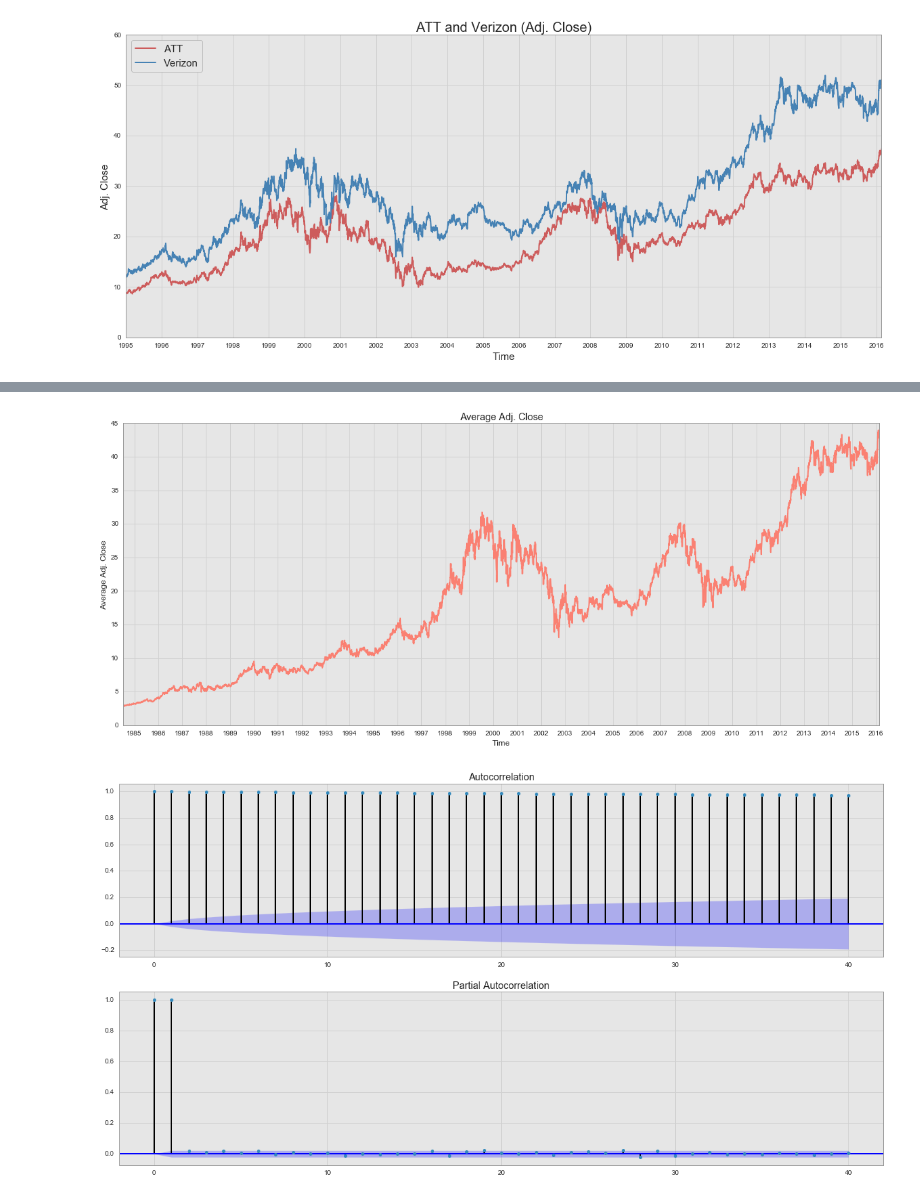
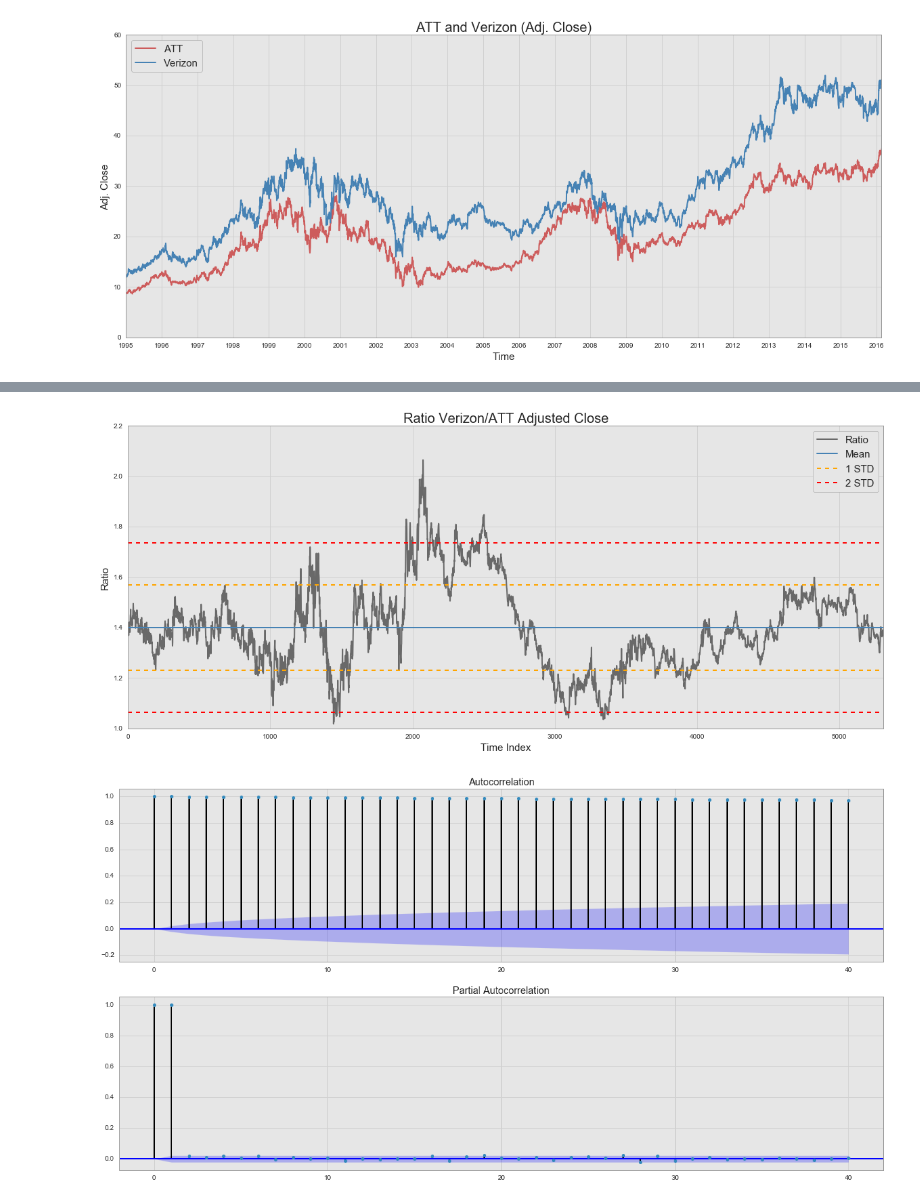
Before and after one commit to bbahmany/quant-finance, a Jupyter notebook: pairs-trading.ipynb, the cells around one changed output, grey strips where cells are left out. Cells and saved outputs as stored; diff of their text form; code cells hidden in the pictures.

```diff
--- a/pairs-trading.ipynb
+++ b/pairs-trading.ipynb
@@ -92,5 +86,3 @@ def plot_pair(df, names):
 plot_pair(cell, {'T':'ATT', 'VZ':'Verizon'})
 # %% [output]
 [figure]
-# %%
-ratio = (vz['Adj. Close'] / att['Adj. Close'])
@@ -97,17 +91,19 @@ ratio = (vz['Adj. Close'] / att['Adj. Close'])
 # %%
-fig = plt.subplots(figsize=(20,8));
+def plot_ratio(ratio, name):
+    fig = plt.subplots(figsize=(20,8));
 
-plt.title('Ratio VZ/ATT Adjusted Close', fontsize=20);
-plt.ylabel('Ratio', fontsize=15);
-plt.xlabel('Time Index', fontsize=15);
+    plt.title('Ratio ' + name + ' Adjusted Close', fontsize=20);
+    plt.ylabel('Ratio', fontsize=15);
+    plt.xlabel('Time Index', fontsize=15);
+    plt.xlim([0,ratio.size])
 
-plt.plot(np.arange(ratio.size), ratio, 'dimgrey', label='Adj. Close Ratio');
-plt.plot([0, 8000], [ratio.mean(), ratio.mean()], 'steelblue', lw=2, label='Mean');
+    plt.plot(np.arange(ratio.size), ratio, 'dimgrey', label='Ratio');
+    plt.plot([0, ratio.size], [ratio.mean(), ratio.mean()], 'steelblue', lw=2, label='Mean');
 
-for color, std in zip(['orange','red'], range(1,3)):
-    plt.plot([0, 8000], [ratio.mean()-std*ratio.std(), ratio.mean()-std*ratio.std()],
-             '--', lw=2, label=str(std)+' STD', color=color);
-    plt.plot([0, 8000], [ratio.mean()+std*ratio.std(), ratio.mean()+std*ratio.std()],
-             '--', lw=2, color=color);
+    for color, std in zip(['orange','red'], range(1,3)):
+        plt.plot([0, ratio.size], [ratio.mean()-std*ratio.std(), ratio.mean()-std*ratio.std()],
+                 '--', lw=2, label=str(std)+' STD', color=color);
+        plt.plot([0, ratio.size], [ratio.mean()+std*ratio.std(), ratio.mean()+std*ratio.std()],
+                 '--', lw=2, color=color);
 
-plt.legend(loc=1, prop={'size':15}, frameon=True);
+    plt.legend(loc=1, prop={'size':15}, frameon=True);
@@ -118,19 +110,7 @@ avg_adj_close = ((vz['Adj. Close'] + att['Adj. Close'])/2)
-# %%
-fig, ax = plt.subplots(figsize=(20,8));
-years = YearLocator();    # every year
-yearsFmt = DateFormatter('%Y');
-
-ax.xaxis.set_major_locator(years);
-ax.xaxis.set_major_formatter(yearsFmt);
-ax.autoscale_view();
-
-plt.title('Average Adj. Close');
-plt.ylabel('Average Adj. Close');
-plt.xlabel('Time');
-
-ax.plot_date(avg_adj_close.index, avg_adj_close, 'salmon');
-# %% [output]
-[figure, removed]
+# %%
+plot_ratio(cell['VZ/T'], 'Verizon/ATT')
+# %% [output]
+[figure, added]
 # %%
 fig = plt.figure(figsize=(20,10))
 ax1 = fig.add_subplot(211)
```
Also changed, not shown: parts of 9 cells of this notebook.
